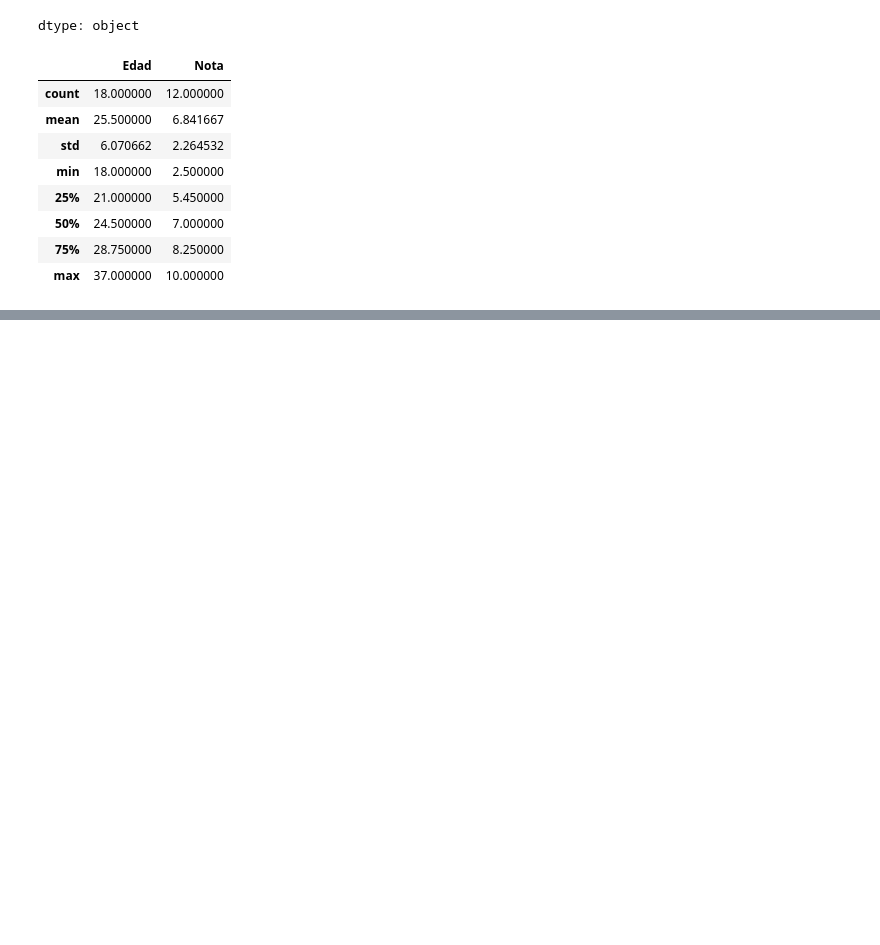
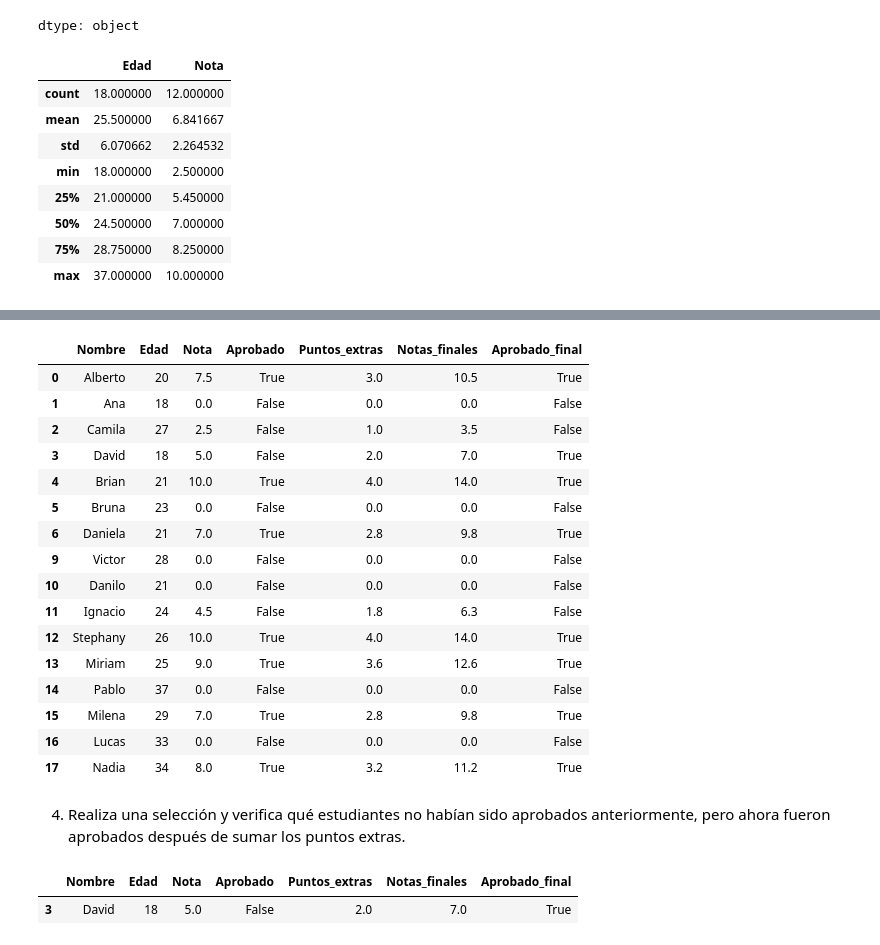
Before and after one commit to Eve113/AnalisisDeDatosEPR1, a Jupyter notebook: inmuebles_CDMX.ipynb, the cells around one changed output, grey strips where cells are left out. Drawn from its saved outputs; the diff is of its cells as text; code cells hidden in the pictures; blank space fills up the shorter version.

```diff
--- a/inmuebles_CDMX.ipynb
+++ b/inmuebles_CDMX.ipynb
@@ -612,0 +717,7 @@ datos_nv.describe()
+# %%
+# Normaliza y convierte a booleano
+datos_nv['Aprobado'] = datos_nv['Aprobado'].astype(str).str.strip().str.lower().map({
+    'true': True, 'false': False,
+    'verdadero': True, 'falso': False,
+    '1': True, '0': False
+})
@@ -612,0 +756,2 @@ datos_nv.describe()
+# %%
+datos_nv['Puntos_extras'] = datos_nv['Nota'].apply(lambda x: x*0.4 )
@@ -612,0 +781,2 @@ datos_nv.describe()
+# %%
+datos_nv['Notas_finales'] = datos_nv['Nota'] + datos_nv['Puntos_extras']
@@ -612,0 +810,29 @@ datos_nv.describe()
+# %%
+datos_nv['Aprobado_final'] = datos_nv['Notas_finales'].apply(lambda x: True if x >= 7.0 else False)
+# %%
+datos_nv
+# %% [output]
+|  | Nombre | Edad | Nota | Aprobado | Puntos_extras | Notas_finales | Aprobado_final |
+| 0 | Alberto | 20 | 7.5 | True | 3.0 | 10.5 | True |
+| 1 | Ana | 18 | 0.0 | False | 0.0 | 0.0 | False |
+| 2 | Camila | 27 | 2.5 | False | 1.0 | 3.5 | False |
+| 3 | David | 18 | 5.0 | False | 2.0 | 7.0 | True |
+| 4 | Brian | 21 | 10.0 | True | 4.0 | 14.0 | True |
+| 5 | Bruna | 23 | 0.0 | False | 0.0 | 0.0 | False |
+| 6 | Daniela | 21 | 7.0 | True | 2.8 | 9.8 | True |
+| 9 | Victor | 28 | 0.0 | False | 0.0 | 0.0 | False |
+| 10 | Danilo | 21 | 0.0 | False | 0.0 | 0.0 | False |
+| 11 | Ignacio | 24 | 4.5 | False | 1.8 | 6.3 | False |
+| 12 | Stephany | 26 | 10.0 | True | 4.0 | 14.0 | True |
+| 13 | Miriam | 25 | 9.0 | True | 3.6 | 12.6 | True |
+| 14 | Pablo | 37 | 0.0 | False | 0.0 | 0.0 | False |
+| 15 | Milena | 29 | 7.0 | True | 2.8 | 9.8 | True |
+| 16 | Lucas | 33 | 0.0 | False | 0.0 | 0.0 | False |
+| 17 | Nadia | 34 | 8.0 | True | 3.2 | 11.2 | True |
+# %% [markdown]
+4. Realiza una selección y verifica qué estudiantes no habían sido aprobados anteriormente, pero ahora fueron aprobados después de sumar los puntos extras.
+# %%
+datos_nv.query('Aprobado == False and Aprobado_final == True')
+# %% [output]
+|  | Nombre | Edad | Nota | Aprobado | Puntos_extras | Notas_finales | Aprobado_final |
+| 3 | David | 18 | 5.0 | False | 2.0 | 7.0 | True |
```
Also changed, not shown: parts of 36 cells of this notebook.
